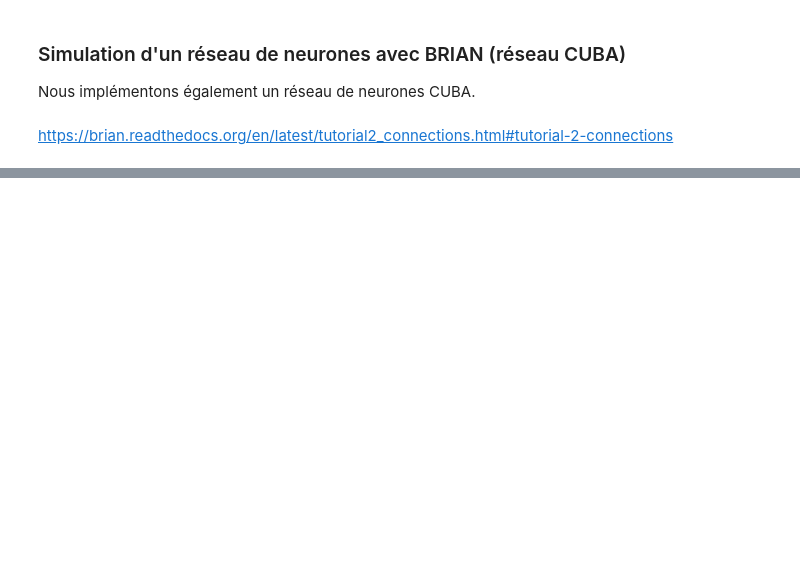
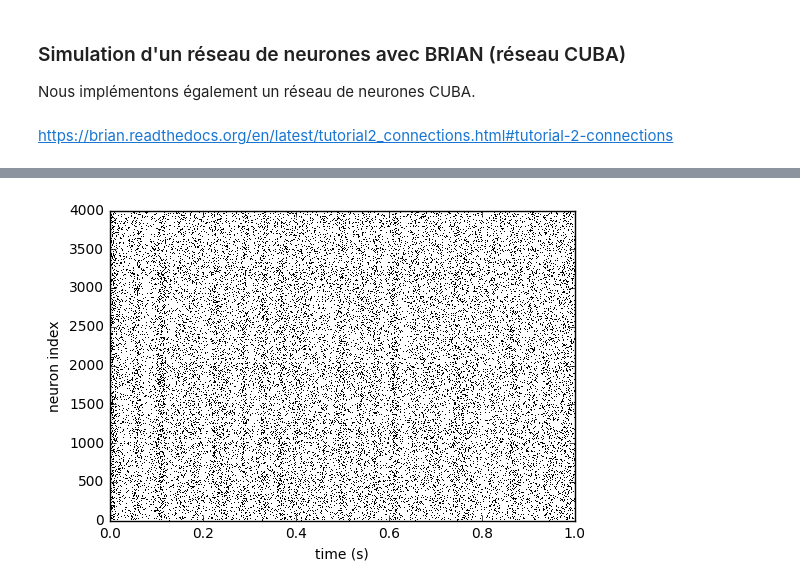
Before and after one commit to laurentperrinet/OBV1, a Jupyter notebook: notebooks/2.1.3_NeuralNetworks_Brian.ipynb, the cells around one changed output, grey strips where cells are left out. Saved outputs shown, nothing was run; the diff lists cells and outputs as text; code cells hidden in the pictures; blank space fills up the shorter version.

```diff
--- a/notebooks/2.1.3_NeuralNetworks_Brian.ipynb
+++ b/notebooks/2.1.3_NeuralNetworks_Brian.ipynb
@@ -70,0 +71,4 @@ run(1000 * ms)
+# %%
+plot_raster(s_mon.i, s_mon.t, time_unit=second, marker=',', color='k');
+# %% [output]
+[figure, added]
```
Also changed, not shown: parts of 11 cells of this notebook, 2 other files.
